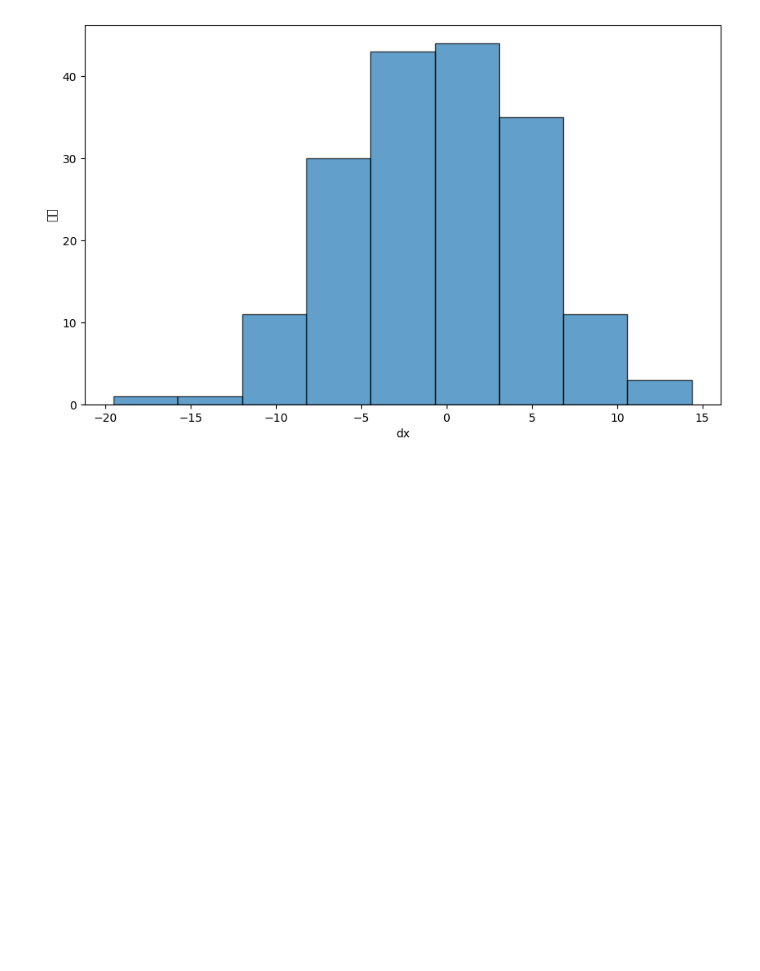
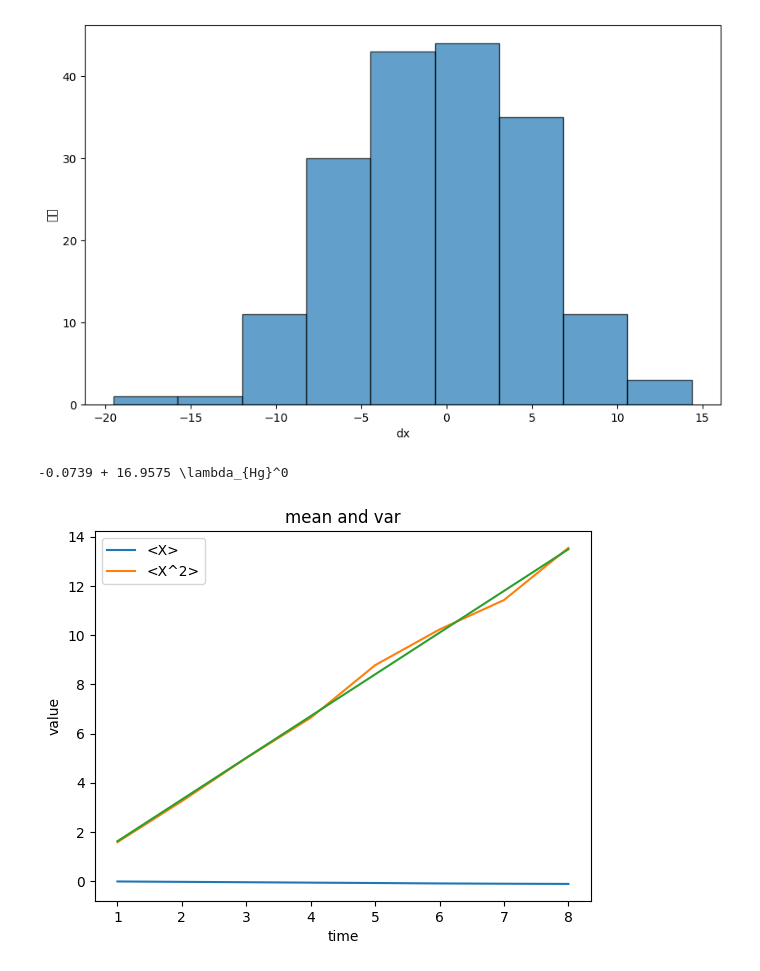
Before and after one commit to dark-but-spark/PHY104BExperiments-of-Fundamental-Physics, a Jupyter notebook: 大实验/cal.ipynb, the cells around one changed output. Drawn from its saved outputs; the diff is of its cells as text; code cells hidden in the pictures; blank space fills up the shorter version.

```diff
--- a/大实验/cal.ipynb
+++ b/大实验/cal.ipynb
@@ -67,3 +67,55 @@ plt.ylabel("频数")
 # %% [output]
 Text(0, 0.5, '频数')
 [figure]
+# %%
+import matplotlib.pyplot as plt
+import numpy as np
+import pandas as pd
+f=open("5.20-"+"2"+".in","r")
+n=1800
+t=[0]*n
+a=[0]*n
+b=[0]*n
+dx=[[] for _ in range(n)]
+x=[0]*n
+x2=[0]*n
+SE=[0]*n
+for i in range(n):
+    s=f.readline().split()
+    # print(s)
+    a[i]=float(s[1])*1000
+    b[i]=float(s[2])
+    t[i]=float(s[0])
+
+for i in range(1,9):
+    for j in range(i,n,i):
+        dx[i].append((a[j]-a[j-i]))
+df=pd.DataFrame(dx[0:9])
+
+
+
+for i in range(n):
+    x[i]=np.mean(dx[i])
+    x2[i]=np.mean([i*i for i in dx[i]])
+    SE[i]=(np.var(dx[i]))**0.5
+df=df.T
+df=df.join(pd.DataFrame({"<x>":x[1:9]}))
+df=df.join(pd.DataFrame({"<x^2>":x2[1:9]}))
+df=df.join(pd.DataFrame({"SE":SE[1:9]}))
+df.to_excel("5.20-"+"2"+"(cal,1800).xlsx",index=False)
+beta,apha= np.polyfit(t[1:9],x2[1:9], 1,cov=False)
+print(format(apha,'.4f'),'+',format(beta,'.4f'),'\\lambda_{Hg}^0')
+plt.plot(range(1,9),x[1:9],label="<X>")
+plt.plot(range(1,9),x2[1:9],label="<X^2>")
+plt.plot(range(1,9),[i/10*beta+apha for i in range(1,9)],label="")
+# plt.plot(t,x3,label="var")
+# plt.plot(a,b,label="a,b")
+plt.xlabel("time")
+plt.ylabel("value")
+plt.title("mean and var")
+plt.legend()
+plt.show()
+f.close()
+# %% [output]
+-0.0739 + 16.9575 \lambda_{Hg}^0
+[figure, added]
```
Also changed, not shown: 18 other files.
